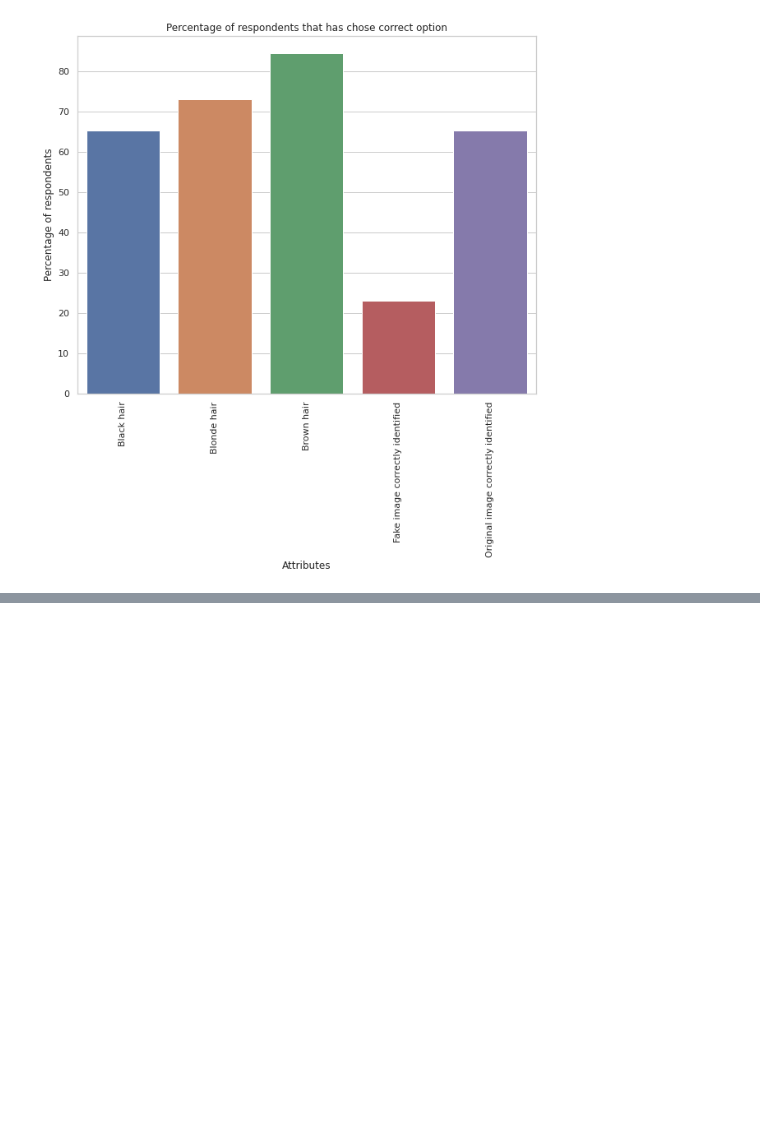
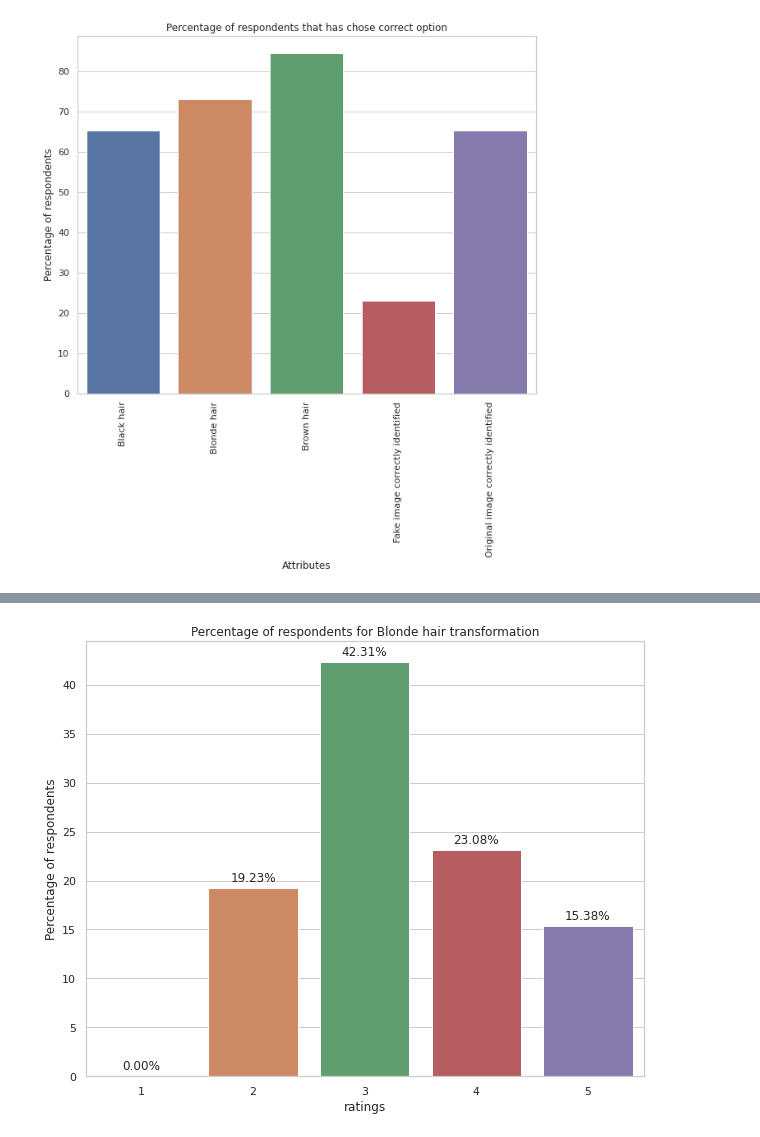
Before and after one commit to abhiyushshrestha/COMP8240_Major_project_Group_A, a Jupyter notebook: stargan-pytorch/notebooks/Evaluation_survey_result_analysis.ipynb, the cells around one changed output, grey strips where cells are left out. Saved outputs shown, nothing was run; the diff lists cells and outputs as text; code cells hidden in the pictures; blank space fills up the shorter version.

```diff
--- a/stargan-pytorch/notebooks/Evaluation_survey_result_analysis.ipynb
+++ b/stargan-pytorch/notebooks/Evaluation_survey_result_analysis.ipynb
@@ -152,0 +190,4 @@ df
+# %%
+bar_chart_single_attributes("Blonde hair transformation", 2)
+# %% [output]
+[figure, added]
```
Also changed, not shown: parts of 11 cells of this notebook.
